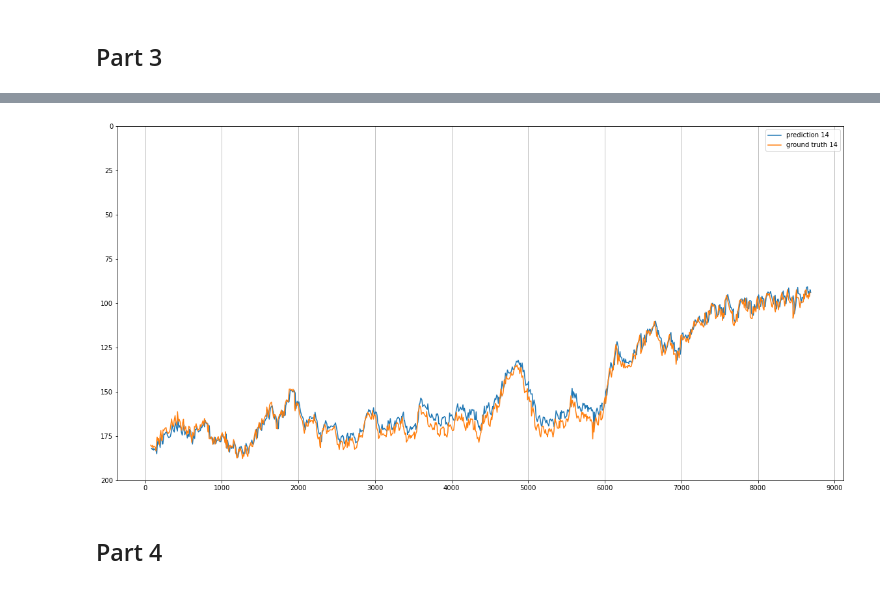
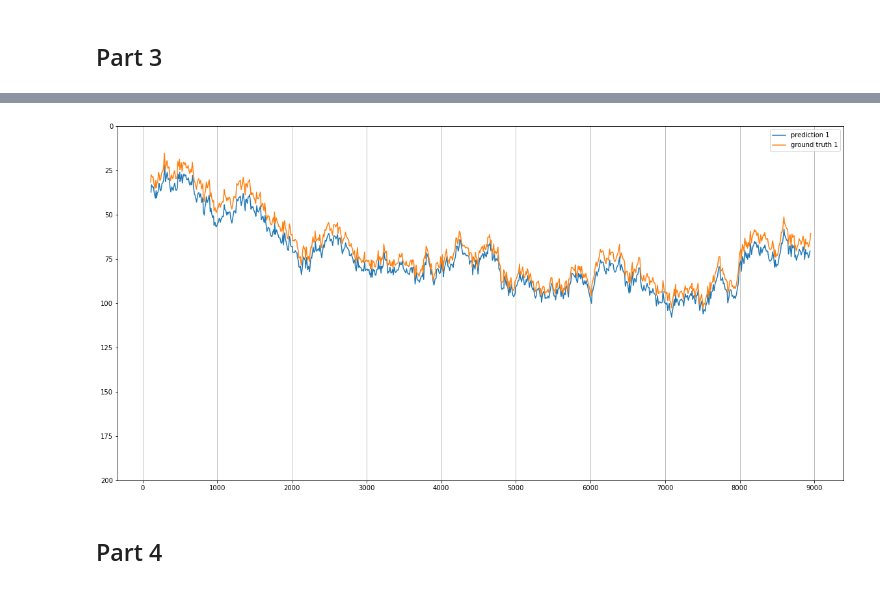
Before and after one commit to calvincbzhang/skyrmions-trajectory-prediction, a Jupyter notebook: src/regression/regression_4.ipynb, the cells around one changed output, grey strips where cells are left out. Saved outputs shown, nothing was run; the diff lists cells and outputs as text; code cells hidden in the pictures.

```diff
--- a/src/regression/regression_4.ipynb
+++ b/src/regression/regression_4.ipynb
@@ -254,7 +322,7 @@ Test 2 ids: [3, 7, 8, 11, 14]
 # %%
-plot_prediction(data, pred_test_2_df, ids=[test_2_ids[-1]])
+plot_prediction(data, pred_test_2_df, ids=[test_2_ids[0]])
 # %% [output]
-[figure, old version]
+[figure, new version]
 # %% [markdown]
 ## Part 4
 # %%
```
Also changed, not shown: parts of 36 cells of this notebook, 39 other files.
